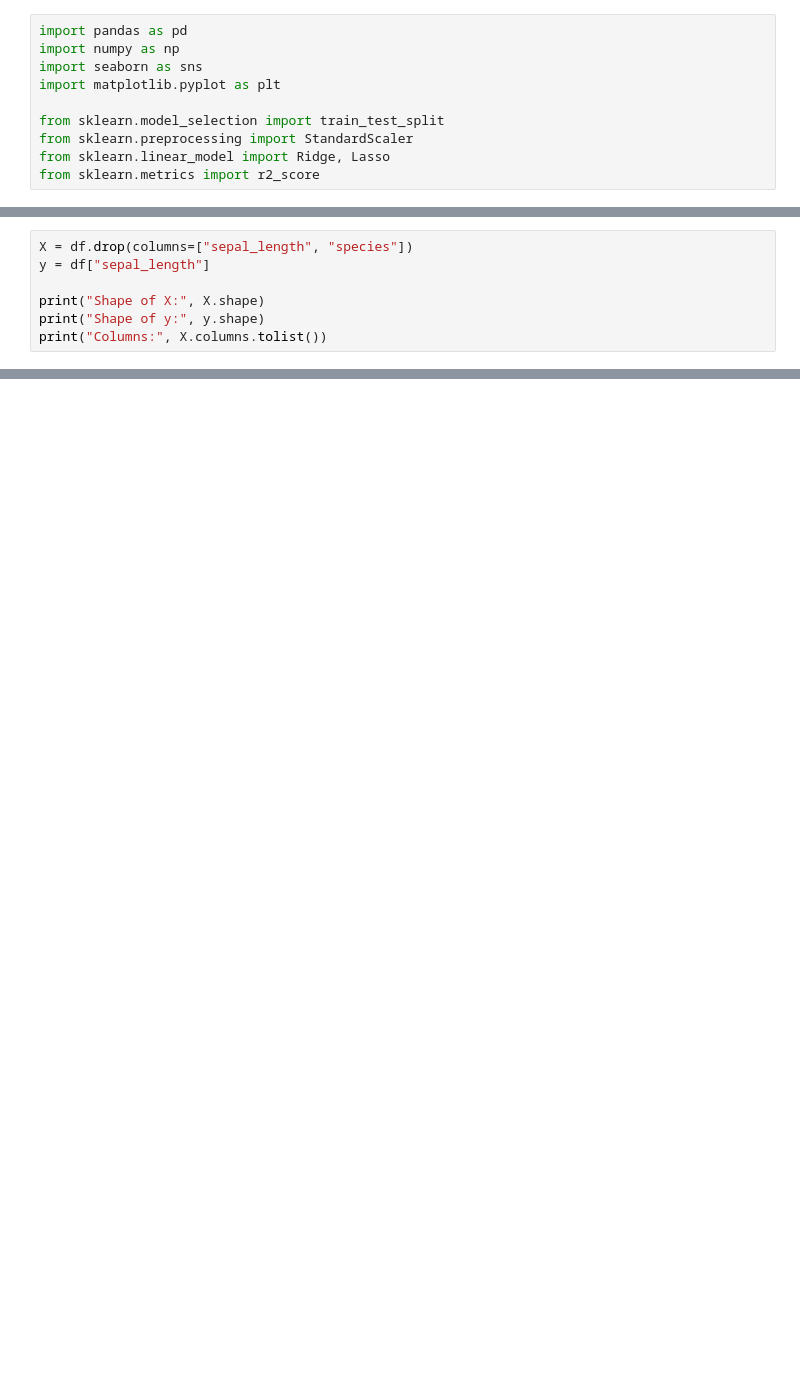
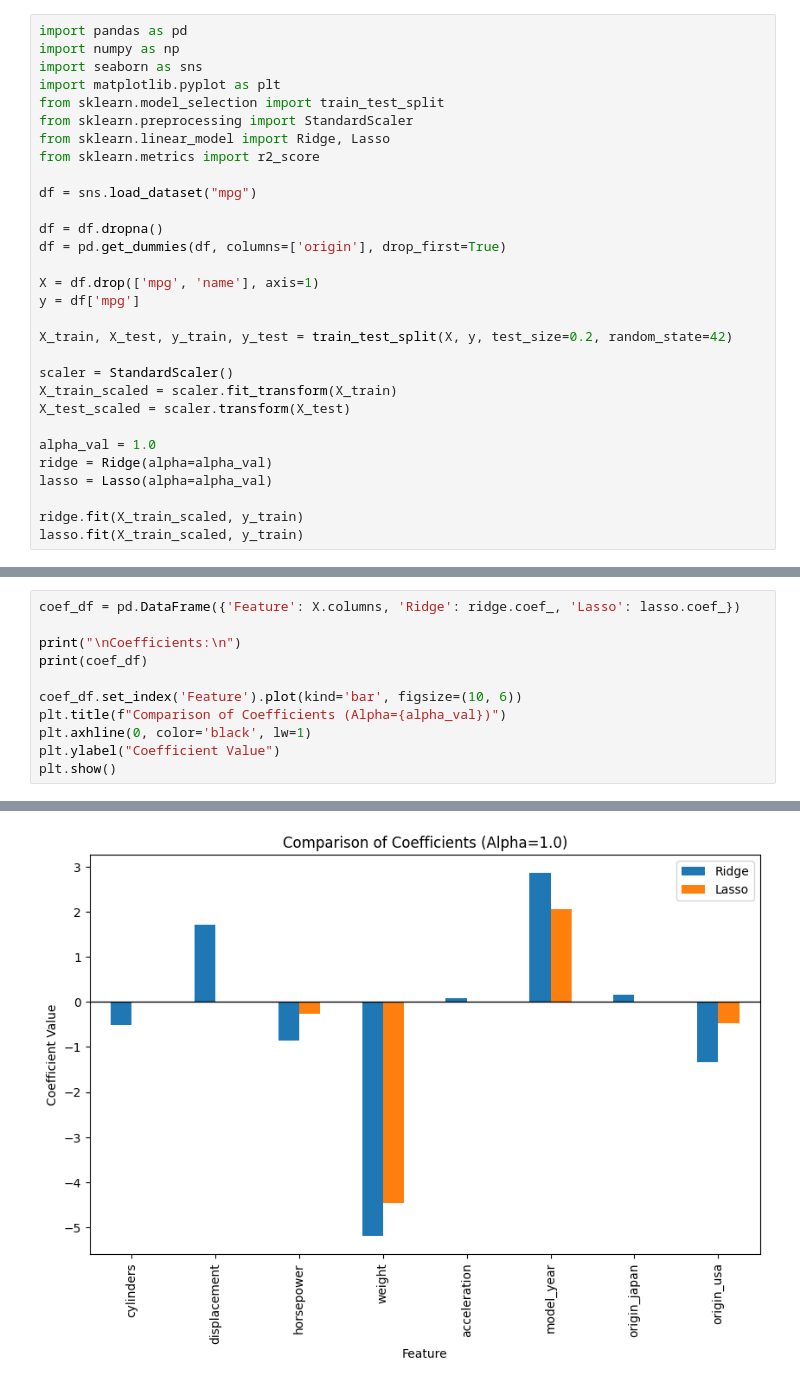
Before and after one commit to JindalChaitanya/CDAC-PGCP-AI, a Jupyter notebook: Data Analysis/Assignment 12/Assignment_12.ipynb, the cells around one changed output, grey strips where cells are left out. Cells and saved outputs as stored; diff of their text form; blank space fills up the shorter version.

```diff
--- a/Data Analysis/Assignment 12/Assignment_12.ipynb
+++ b/Data Analysis/Assignment 12/Assignment_12.ipynb
@@ -6,8 +8,28 @@ import pandas as pd
 import numpy as np
 import seaborn as sns
 import matplotlib.pyplot as plt
-
 from sklearn.model_selection import train_test_split
 from sklearn.preprocessing import StandardScaler
 from sklearn.linear_model import Ridge, Lasso
 from sklearn.metrics import r2_score
+
+df = sns.load_dataset("mpg")
+
+df = df.dropna()
+df = pd.get_dummies(df, columns=['origin'], drop_first=True)
+
+X = df.drop(['mpg', 'name'], axis=1)
+y = df['mpg']
+
+X_train, X_test, y_train, y_test = train_test_split(X, y, test_size=0.2, random_state=42)
+
+scaler = StandardScaler()
+X_train_scaled = scaler.fit_transform(X_train)
+X_test_scaled = scaler.transform(X_test)
+
+alpha_val = 1.0
+ridge = Ridge(alpha=alpha_val)
+lasso = Lasso(alpha=alpha_val)
+
+ridge.fit(X_train_scaled, y_train)
+lasso.fit(X_train_scaled, y_train)
@@ -33,7 +37,0 @@ dtype: int64
-# %%
-X = df.drop(columns=["sepal_length", "species"])
-y = df["sepal_length"]
-
-print("Shape of X:", X.shape)
-print("Shape of y:", y.shape)
-print("Columns:", X.columns.tolist())
@@ -206,0 +63,12 @@ I would prefer Lasso regression because it performs feature selection by making
+# %%
+coef_df = pd.DataFrame({'Feature': X.columns, 'Ridge': ridge.coef_, 'Lasso': lasso.coef_})
+
+print("\nCoefficients:\n")
+print(coef_df)
+
+coef_df.set_index('Feature').plot(kind='bar', figsize=(10, 6))
+plt.title(f"Comparison of Coefficients (Alpha={alpha_val})")
+plt.axhline(0, color='black', lw=1)
+plt.ylabel("Coefficient Value")
+plt.show()
+# %% [output]
@@ -206,0 +86 @@ I would prefer Lasso regression because it performs feature selection by making
+[figure, added]
```
Also changed, not shown: parts of 27 cells of this notebook.
